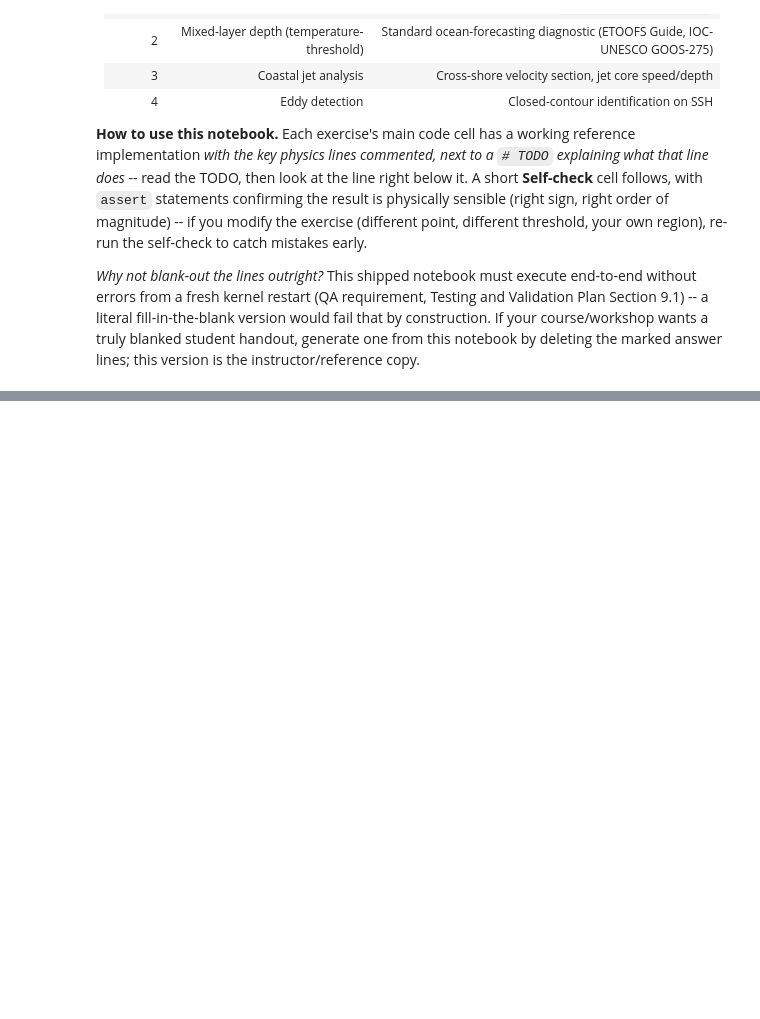
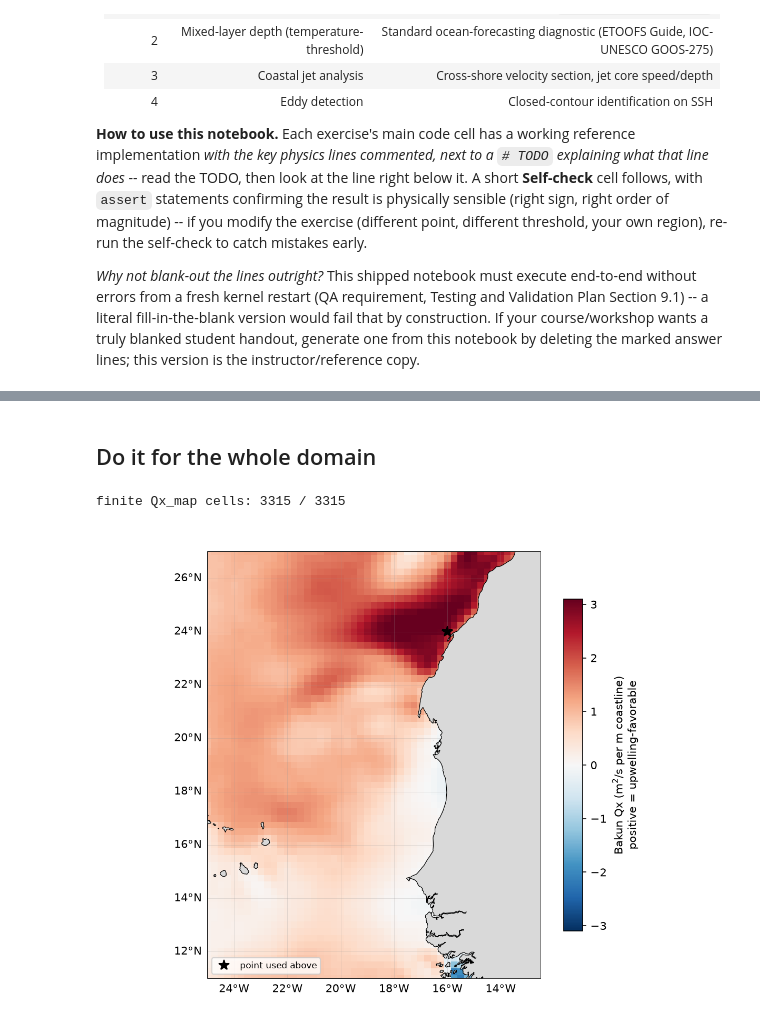
Before and after one commit to opera-seaforward/seaforward_readthedoc, a Jupyter notebook: docs/notebooks/04_exercises.ipynb, the cells around one changed output, grey strips where cells are left out. Cells and saved outputs as stored; diff of their text form; code cells hidden in the pictures; blank space fills up the shorter version.

```diff
--- a/docs/notebooks/04_exercises.ipynb
+++ b/docs/notebooks/04_exercises.ipynb
@@ -126,3 +174,52 @@ print("self-check passed")
+# %% [markdown]
+## Do it for the whole domain
+# %%
+
+w_along_map = wu * np.cos(theta) + wv * np.sin(theta)
+w_speed_map = np.sqrt(wu ** 2 + wv ** 2)
+f_map = 2 * OMEGA * np.sin(np.deg2rad(wlat))
+
+with np.errstate(divide="ignore", invalid="ignore"):
+    Qx_map = (RHO_AIR * CD * w_speed_map * w_along_map) / (RHO_WATER * f_map)
+
+# f blows up near the equator -- mask it out rather than plot a divide-by-~0 artifact
+Qx_map = np.where(np.abs(wlat) > 2.0, Qx_map, np.nan)
+
+# same sign flip as the point calculation, so positive = upwelling-favorable everywhere
+Qx_map = -Qx_map
+
+print(f"finite Qx_map cells: {np.isfinite(Qx_map).sum()} / {Qx_map.size}")
+# %% [output]
+finite Qx_map cells: 3315 / 3315
+# %%
+from IPython.display import Image, display
+
+fig = plt.figure(figsize=(8, 6))
+ax  = fig.add_axes([0.05, 0.05, 0.78, 0.90], projection=ccrs.PlateCarree())
+cax = fig.add_axes([0.74, 0.15, 0.03, 0.70])
+
+lim = np.nanpercentile(np.abs(Qx_map), 99)
+pc = ax.pcolormesh(wlon, wlat, Qx_map, cmap="RdBu_r", vmin=-lim, vmax=lim,
+                   shading="auto", transform=ccrs.PlateCarree())
+ax.add_feature(cfeature.LAND, facecolor="0.85", zorder=3)
+ax.coastlines(resolution="10m", linewidth=0.6, zorder=4)
+gl = ax.gridlines(draw_labels=True, linewidth=0.3, color="0.6", alpha=0.4)
+gl.top_labels = False; gl.right_labels = False
+ax.set_extent([wlon.min(), wlon.max(), wlat.min(), wlat.max()], crs=ccrs.PlateCarree())
+ax.plot(LON0, LAT0, "k*", ms=10, transform=ccrs.PlateCarree(), label="point used above")
+ax.legend(loc="lower left", fontsize=8)
+
+fig.colorbar(pc, cax=cax, label="Bakun Qx (m$^2$/s per m coastline)\npositive = upwelling-favorable")
+ax.set_title(f"Bakun upwelling index -- {DATE}  (coast angle = {COAST_ANGLE_DEG:.0f}°)")
+
+# save WITHOUT tight-bbox, close the live figure, then display the saved
+# raster explicitly -- sidesteps whatever the notebook's automatic inline
+# capture/crop is doing to this figure
+fig.savefig("bakun_map.png", dpi=150, bbox_inches=None)
+plt.close(fig)
+display(Image("bakun_map.png"))
+# %% [output]
+[figure, added]
 # %% [markdown]
 ## Exercise 2 -- Mixed-layer depth (temperature-threshold criterion)
 
```
Also changed, not shown: parts of 17 cells of this notebook, 30 other files.
